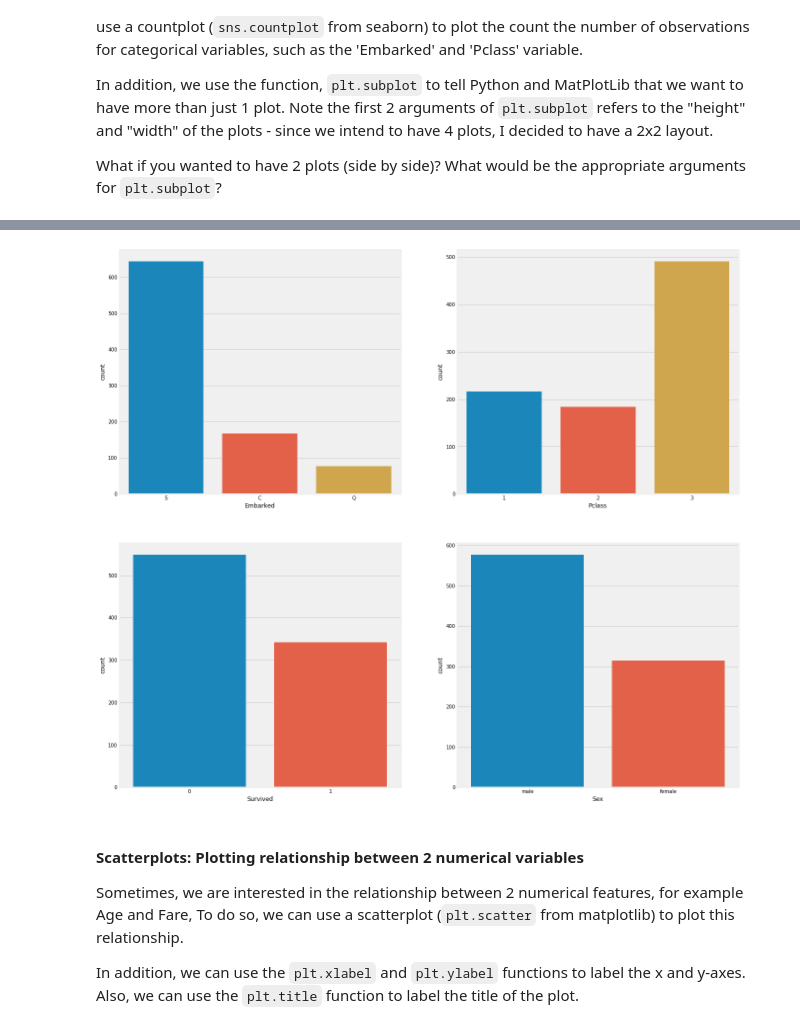
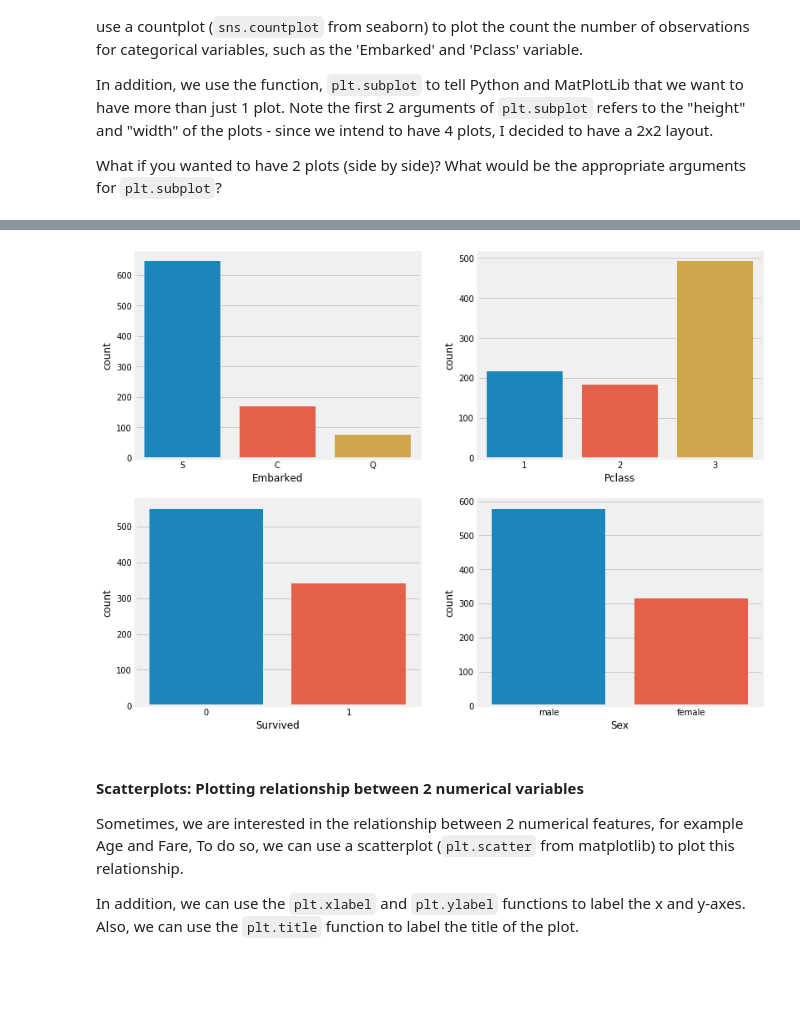
Before and after one commit to ngbolin/PythonProgrammingWorkshop, a Jupyter notebook: SMUMSE_ProgWorkshop_Lesson4.ipynb, the cells around one changed output, grey strips where cells are left out. Cells and saved outputs as stored; diff of their text form; code cells hidden in the pictures; blank space fills up the shorter version.

```diff
--- a/SMUMSE_ProgWorkshop_Lesson4.ipynb
+++ b/SMUMSE_ProgWorkshop_Lesson4.ipynb
@@ -122,22 +127,22 @@ What if you wanted to have 2 plots (side by side)? What would be the appropriate
 # %%
-plt.figure(figsize=(20, 20))
+plt.figure(figsize=(12, 10))
 
 plt.subplot(2, 2, 1)
 sns.countplot(dat['Embarked'])
 
 plt.subplot(2, 2, 2)
 sns.countplot(dat['Pclass'])
 
 plt.subplot(2, 2, 3)
 sns.countplot(dat['Survived'])
 
 plt.subplot(2, 2, 4)
 sns.countplot(dat['Sex'])
 
-plt.savefig('plots.jpg') # plt.savefig saves the current figure to an image, called "plots.jpg" on your local drive
+plt.savefig('gjkanslgmoambonbe.png') # plt.savefig saves the current figure to an image, called "plots.jpg" on your local drive
 plt.show()
 # %% [output]
-[figure, old version]
+[figure, new version]
 # %% [markdown]
 #### Scatterplots: Plotting relationship between 2 numerical variables
 Sometimes, we are interested in the relationship between 2 numerical features, for example Age and Fare, To do so, we can use a scatterplot (`plt.scatter` from matplotlib) to plot this relationship.
```
Also changed, not shown: parts of 28 cells of this notebook, 1 other file.
